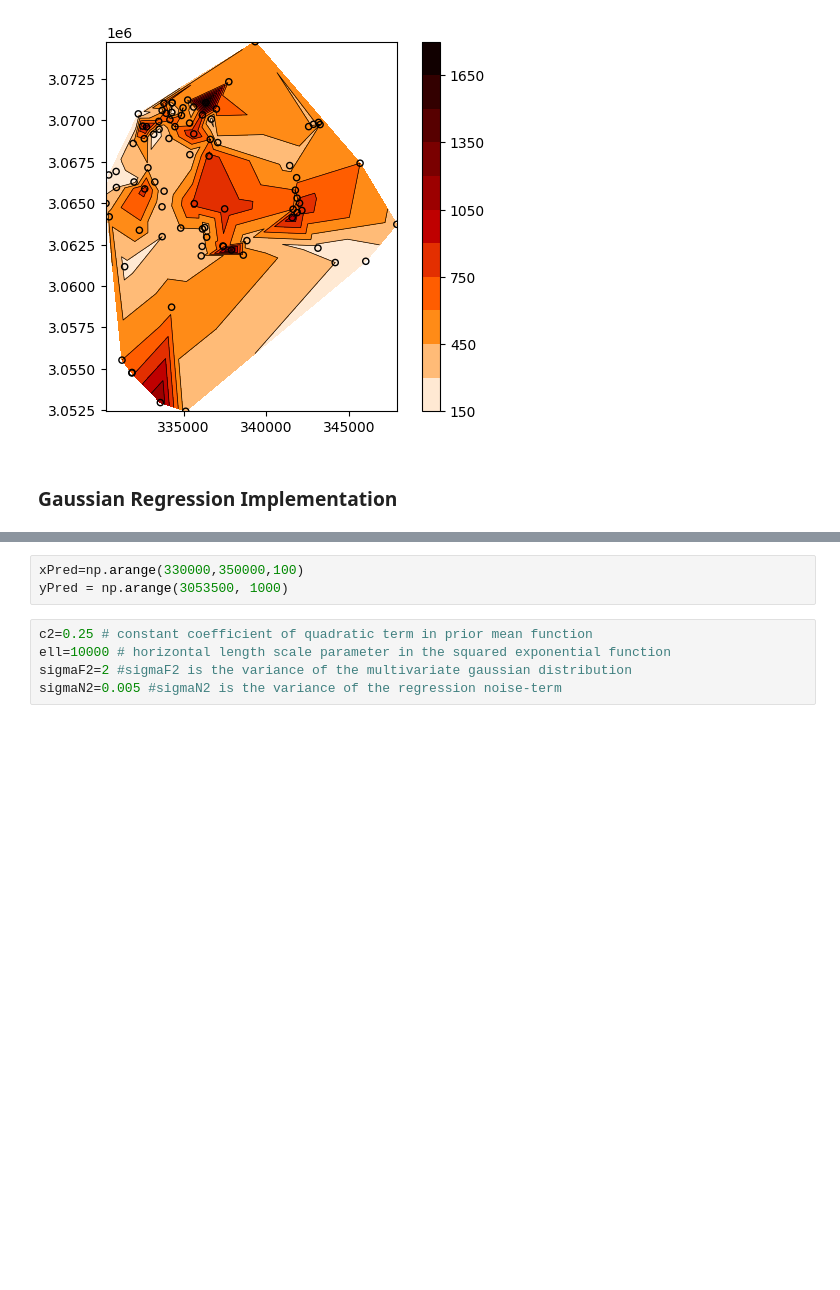
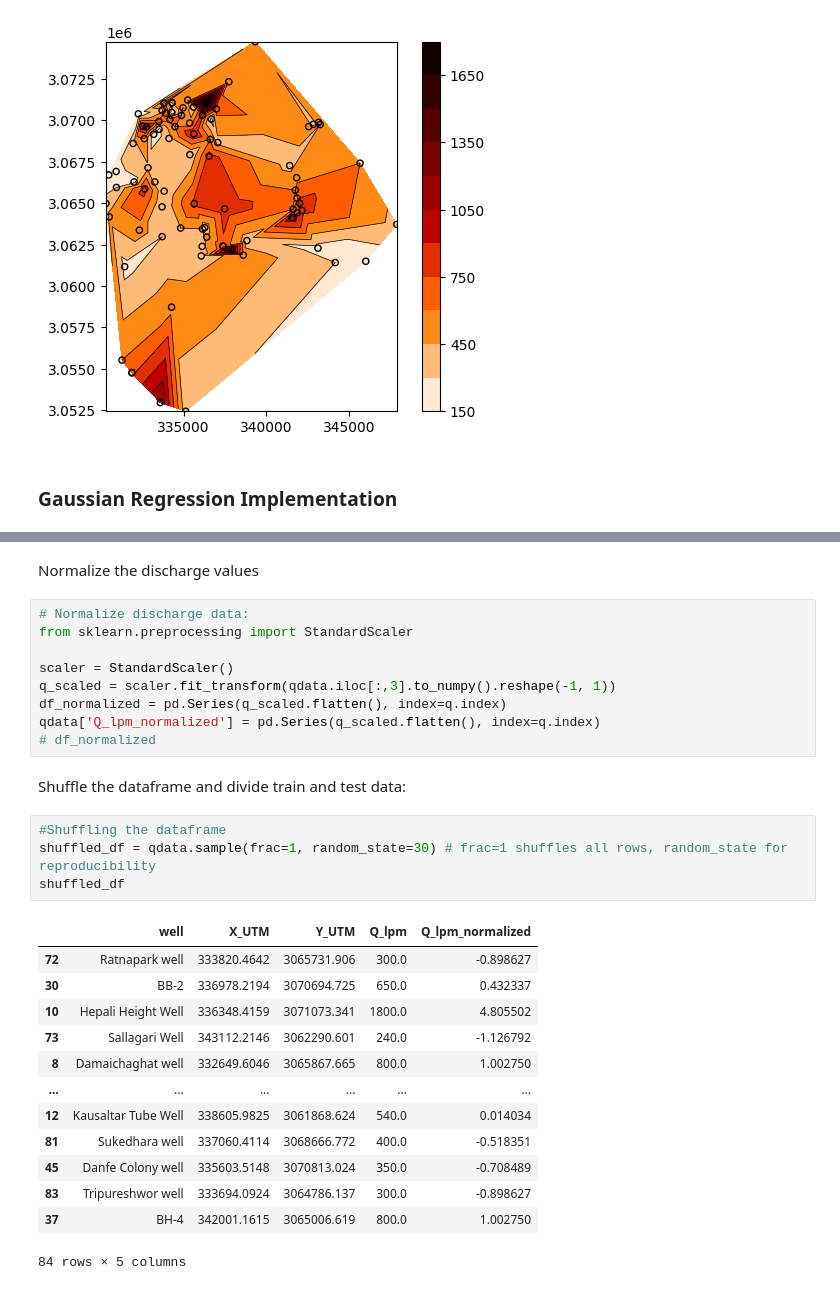
Before and after one commit to KandelN/gw-predictor, a Jupyter notebook: gaussian_process.ipynb, the cells around one changed output, grey strips where cells are left out. Drawn from its saved outputs; the diff is of its cells as text; blank space fills up the shorter version.

```diff
--- a/notebook_gpr.ipynb
+++ b/gaussian_process.ipynb
@@ -80,8 +77,31 @@ Define the positions at wich the function values shall be predicted
-# %%
-xPred=np.arange(330000,350000,100)
-yPred = np.arange(3053500, 1000)
-# %%
-c2=0.25 # constant coefficient of quadratic term in prior mean function
-ell=10000 # horizontal length scale parameter in the squared exponential function
-sigmaF2=2 #sigmaF2 is the variance of the multivariate gaussian distribution
-sigmaN2=0.005 #sigmaN2 is the variance of the regression noise-term
+# %% [markdown]
+Normalize the discharge values
+# %%
+# Normalize discharge data:
+from sklearn.preprocessing import StandardScaler
+
+scaler = StandardScaler()
+q_scaled = scaler.fit_transform(qdata.iloc[:,3].to_numpy().reshape(-1, 1))
+df_normalized = pd.Series(q_scaled.flatten(), index=q.index)
+qdata['Q_lpm_normalized'] = pd.Series(q_scaled.flatten(), index=q.index)
+# df_normalized
+# %% [markdown]
+Shuffle the dataframe and divide train and test data:
+# %%
+#Shuffling the dataframe
+shuffled_df = qdata.sample(frac=1, random_state=30) # frac=1 shuffles all rows, random_state for reproducibility
+shuffled_df
+# %% [output]
+|  | well | X_UTM | Y_UTM | Q_lpm | Q_lpm_normalized |
+| 72 | Ratnapark well | 333820.4642 | 3065731.906 | 300.0 | -0.898627 |
+| 30 | BB-2 | 336978.2194 | 3070694.725 | 650.0 | 0.432337 |
+| 10 | Hepali Height Well | 336348.4159 | 3071073.341 | 1800.0 | 4.805502 |
+| 73 | Sallagari Well | 343112.2146 | 3062290.601 | 240.0 | -1.126792 |
+| 8 | Damaichaghat well | 332649.6046 | 3065867.665 | 800.0 | 1.002750 |
+| ... | ... | ... | ... | ... | ... |
+| 12 | Kausaltar Tube Well | 338605.9825 | 3061868.624 | 540.0 | 0.014034 |
+| 81 | Sukedhara well | 337060.4114 | 3068666.772 | 400.0 | -0.518351 |
+| 45 | Danfe Colony well | 335603.5148 | 3070813.024 | 350.0 | -0.708489 |
+| 83 | Tripureshwor well | 333694.0924 | 3064786.137 | 300.0 | -0.898627 |
+| 37 | BH-4 | 342001.1615 | 3065006.619 | 800.0 | 1.002750 |
+84 rows × 5 columns
```
Also changed, not shown: parts of 18 cells of this notebook, 4 other files.
